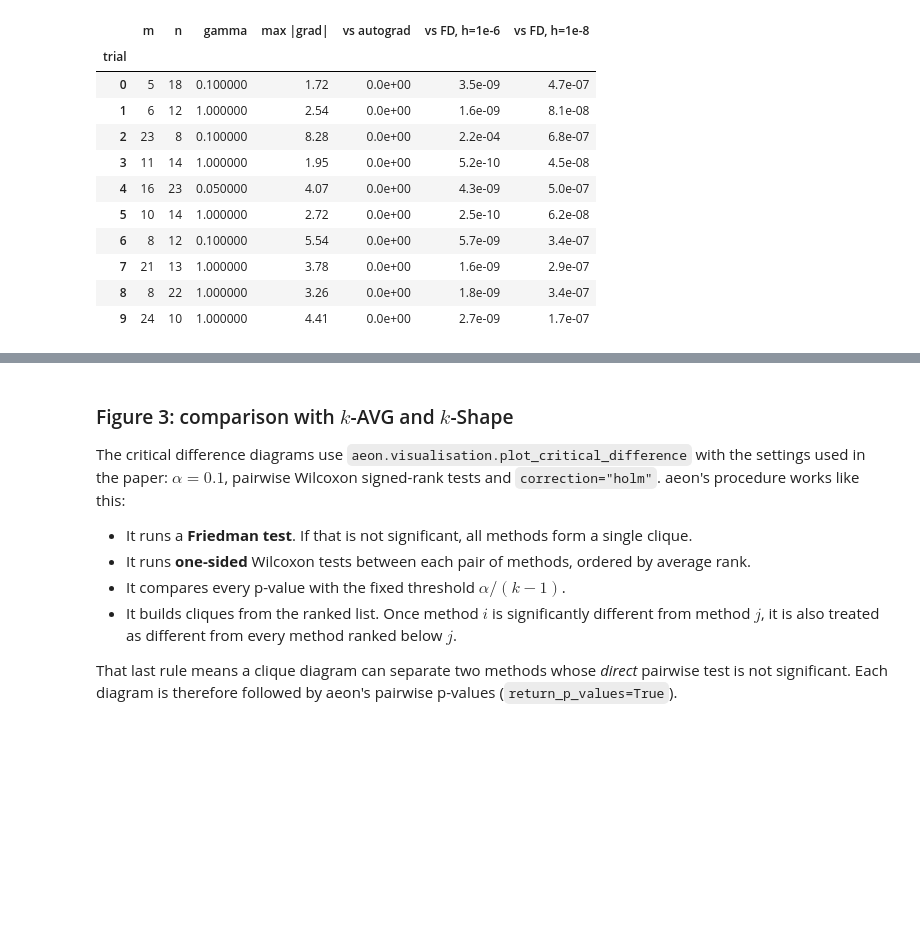
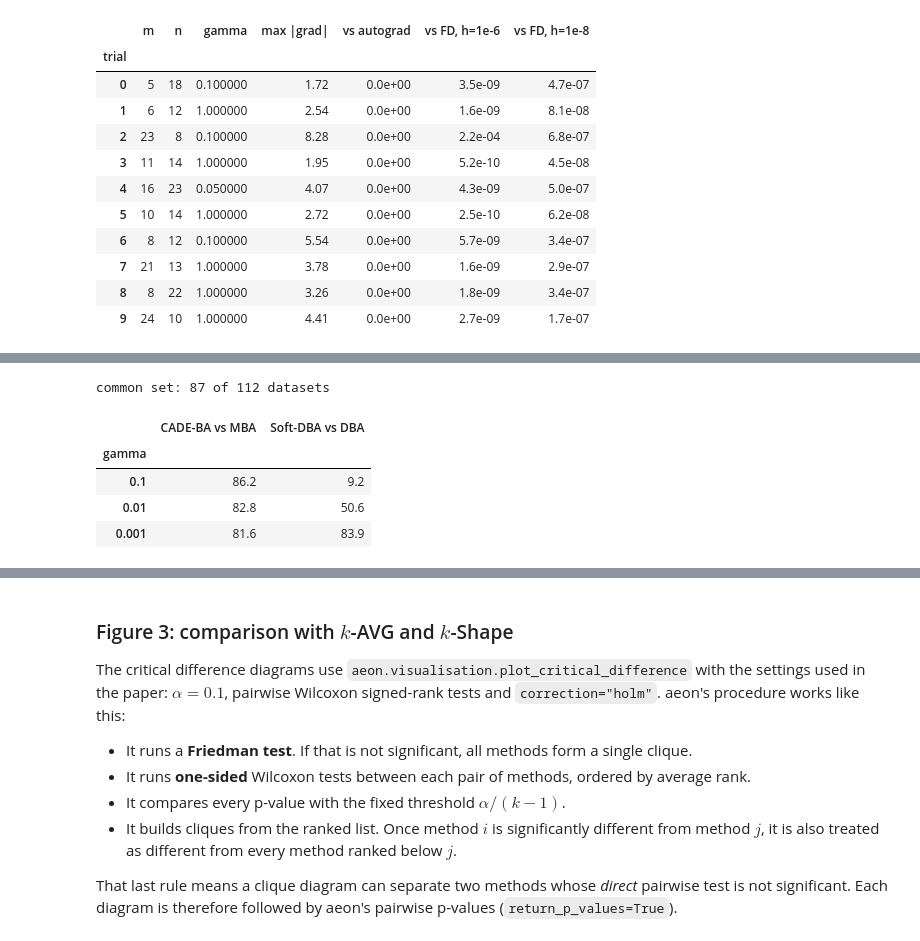
Before and after one commit to TonyBagnall/CADE, a Jupyter notebook: notebooks/reproduce_paper.ipynb, the cells around one changed output, grey strips where cells are left out. Cells and saved outputs as stored; diff of their text form; code cells hidden in the pictures; blank space fills up the shorter version.

```diff
--- a/notebooks/reproduce_paper.ipynb
+++ b/notebooks/reproduce_paper.ipynb
@@ -244,0 +266,31 @@ table2
+# %%
+TABLE2_GAMMAS = ["0.1", "0.01", "0.001"]
+FAMILIES = {"CADE-BA vs MBA": ("CADE-BA", "MBA"), "Soft-DBA vs DBA": ("soft-DBA", "DBA")}
+table2_columns = [
+    col
+    for soft, base in FAMILIES.values()
+    for col in [base] + [f"{soft}-hard-dist-gamma-{g}" for g in TABLE2_GAMMAS]
+]
+common = inertia[table2_columns].dropna()
+print(f"common set: {len(common)} of {len(inertia)} datasets")
+
+
+def better_than_hard(frame, soft, base):
+    return pd.Series(
+        {g: 100 * (frame[f"{soft}-hard-dist-gamma-{g}"] < frame[base]).mean()
+         for g in TABLE2_GAMMAS}
+    )
+
+
+table2 = pd.DataFrame(
+    {name: better_than_hard(common, soft, base) for name, (soft, base) in FAMILIES.items()}
+)
+table2.index.name = "gamma"
+table2.round(1)
+# %% [output]
+common set: 87 of 112 datasets
+|  | CADE-BA vs MBA | Soft-DBA vs DBA |
+| gamma |  |  |
+| 0.1 | 86.2 | 9.2 |
+| 0.01 | 82.8 | 50.6 |
+| 0.001 | 81.6 | 83.9 |
```
Also changed, not shown: parts of 13 cells of this notebook, 3 other files.
